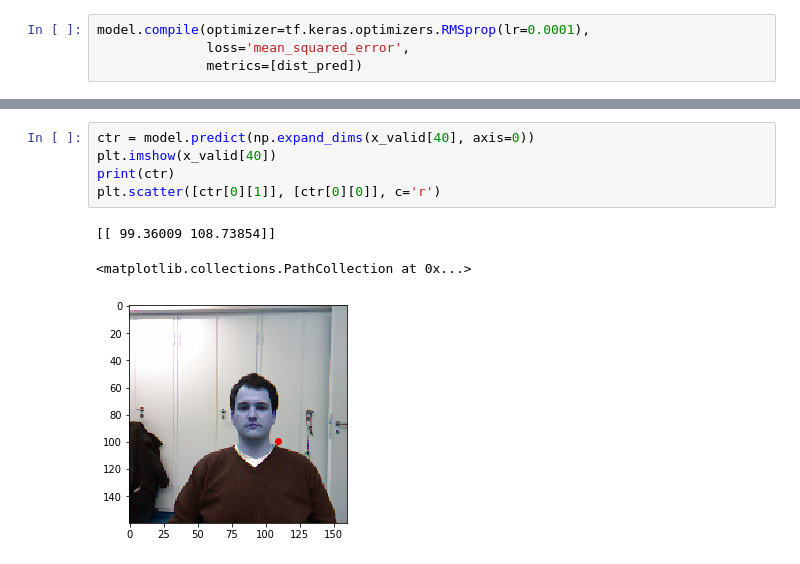
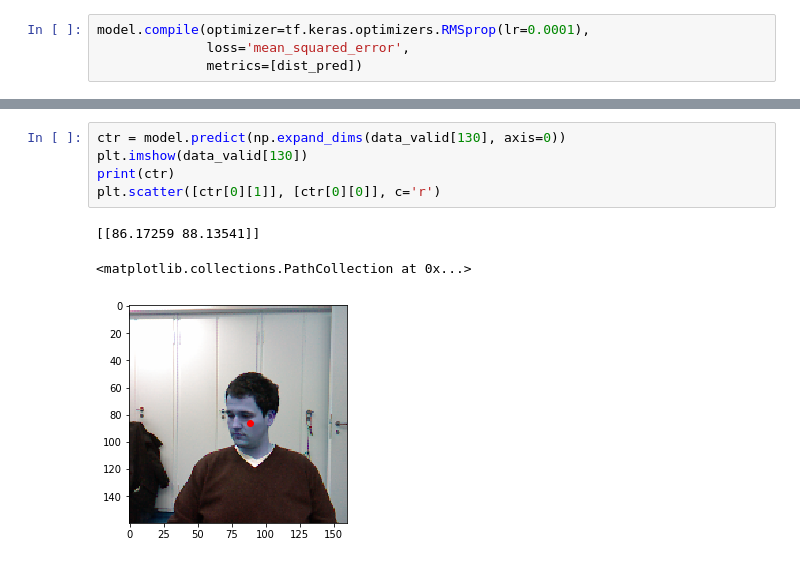
Before and after one commit to MatthewCalligaro/TheNoseArcade, a Jupyter notebook: neural-network/notebooks/vanilla_tf_keras_model.ipynb, the cells around one changed output, grey strips where cells are left out. Saved outputs shown, nothing was run; the diff lists cells and outputs as text.

```diff
--- a/neural-network/notebooks/vanilla_tf_keras_model.ipynb
+++ b/neural-network/notebooks/vanilla_tf_keras_model.ipynb
@@ -433,9 +435,9 @@ Epoch 1/1
 # %%
-ctr = model.predict(np.expand_dims(x_valid[40], axis=0))
-plt.imshow(x_valid[40])
+ctr = model.predict(np.expand_dims(data_valid[130], axis=0))
+plt.imshow(data_valid[130])
 print(ctr)
 plt.scatter([ctr[0][1]], [ctr[0][0]], c='r')
 # %% [output]
-[[ 99.36009 108.73854]]
+[[86.17259 88.13541]]
 <matplotlib.collections.PathCollection at 0x...>
-[figure, old version]
+[figure, new version]
```
Also changed, not shown: parts of 13 cells of this notebook.
